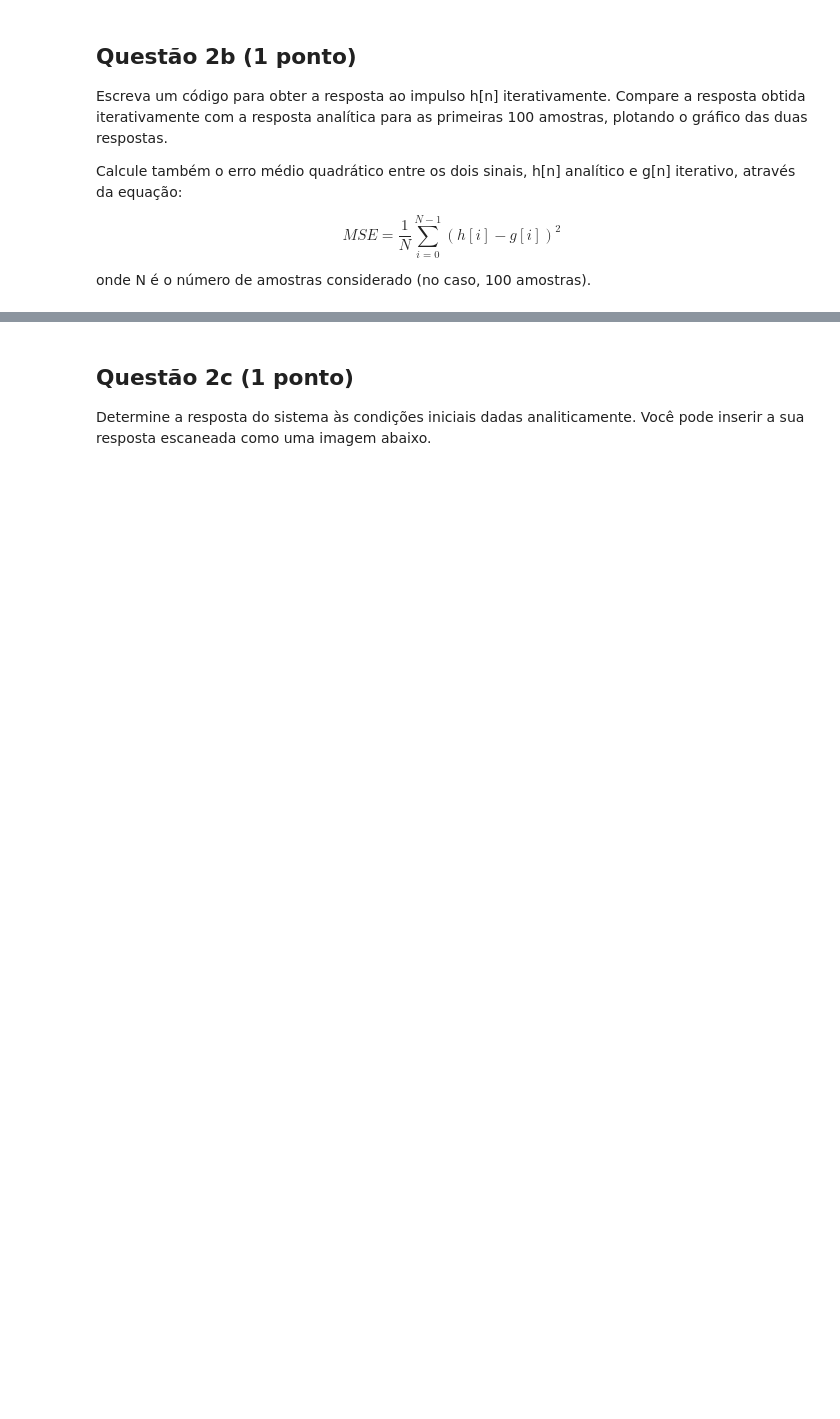
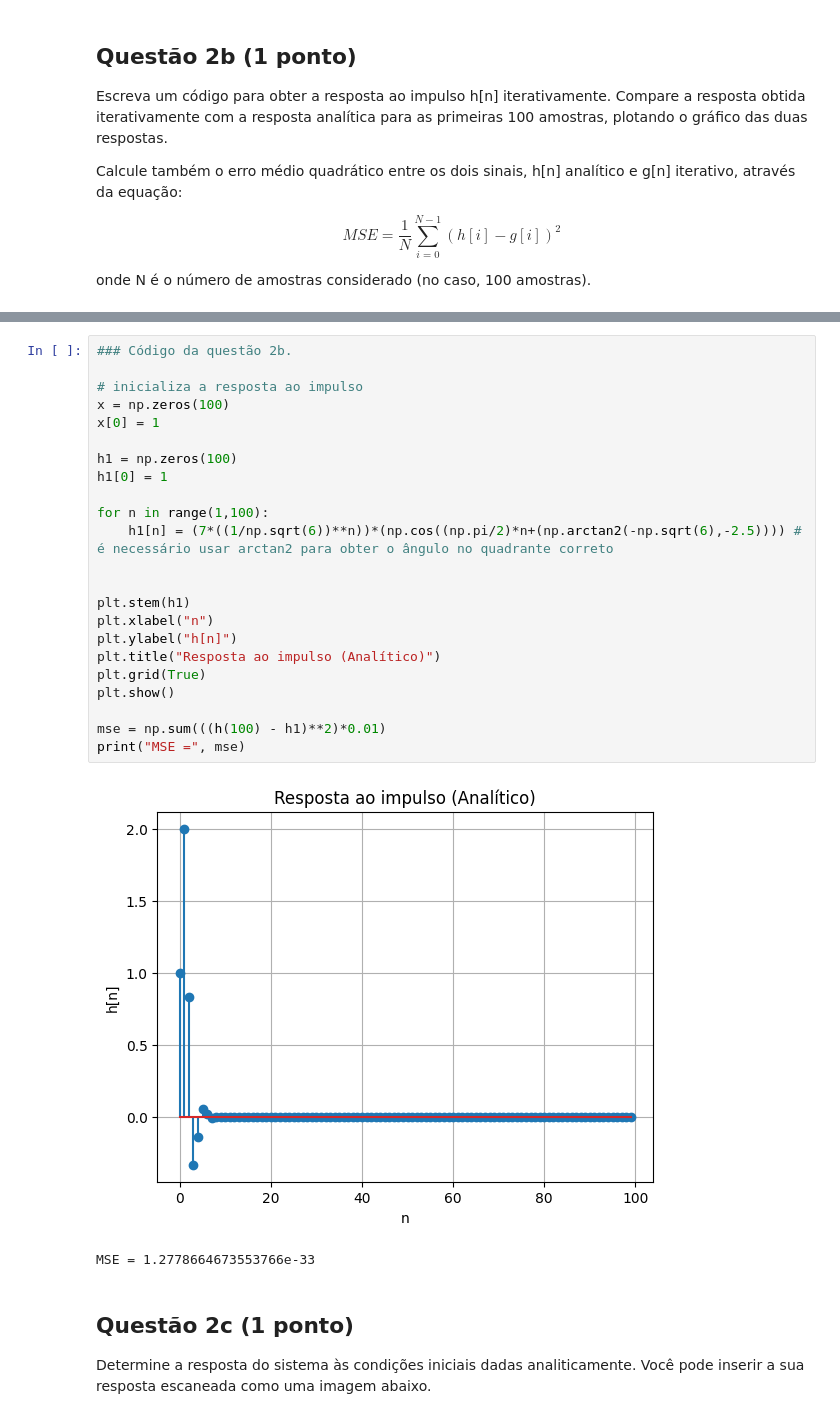
Before and after one commit to geraldotnf/sstd, a Jupyter notebook: Projeto_1/projeto1.ipynb, the cells around one changed output, grey strips where cells are left out. Cells and saved outputs as stored; diff of their text form; blank space fills up the shorter version.

```diff
--- a/Projeto_1/projeto1.ipynb
+++ b/Projeto_1/projeto1.ipynb
@@ -167,3 +193,29 @@ onde N é o número de amostras considerado (no caso, 100 amostras).
+# %%
+### Código da questão 2b.
+
+# inicializa a resposta ao impulso
+x = np.zeros(100)
+x[0] = 1
+
+h1 = np.zeros(100)
+h1[0] = 1
+
+for n in range(1,100):
+    h1[n] = (7*((1/np.sqrt(6))**n))*(np.cos((np.pi/2)*n+(np.arctan2(-np.sqrt(6),-2.5)))) # é necessário usar arctan2 para obter o ângulo no quadrante correto
+
+
+plt.stem(h1)
+plt.xlabel("n")
+plt.ylabel("h[n]")
+plt.title("Resposta ao impulso (Analítico)")
+plt.grid(True)
+plt.show()
+
+mse = np.sum(((h(100) - h1)**2)*0.01)
+print("MSE =", mse)
+# %% [output]
+[figure, added]
+MSE = 1.2778664673553766e-33
 # %% [markdown]
 ## Questão 2c (1 ponto)
 
```
Also changed, not shown: parts of 13 cells of this notebook.
